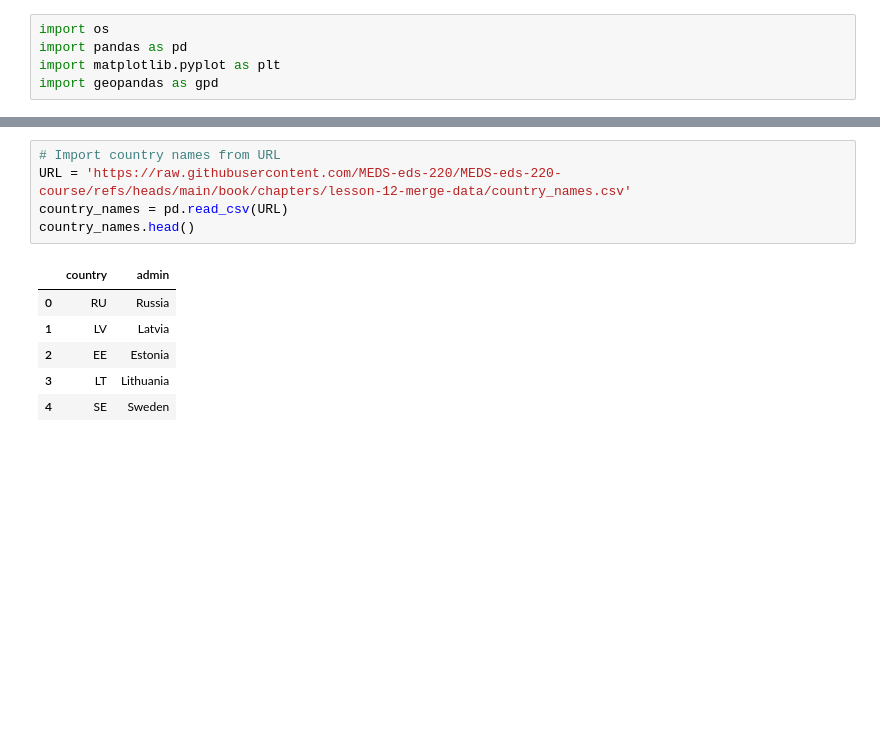
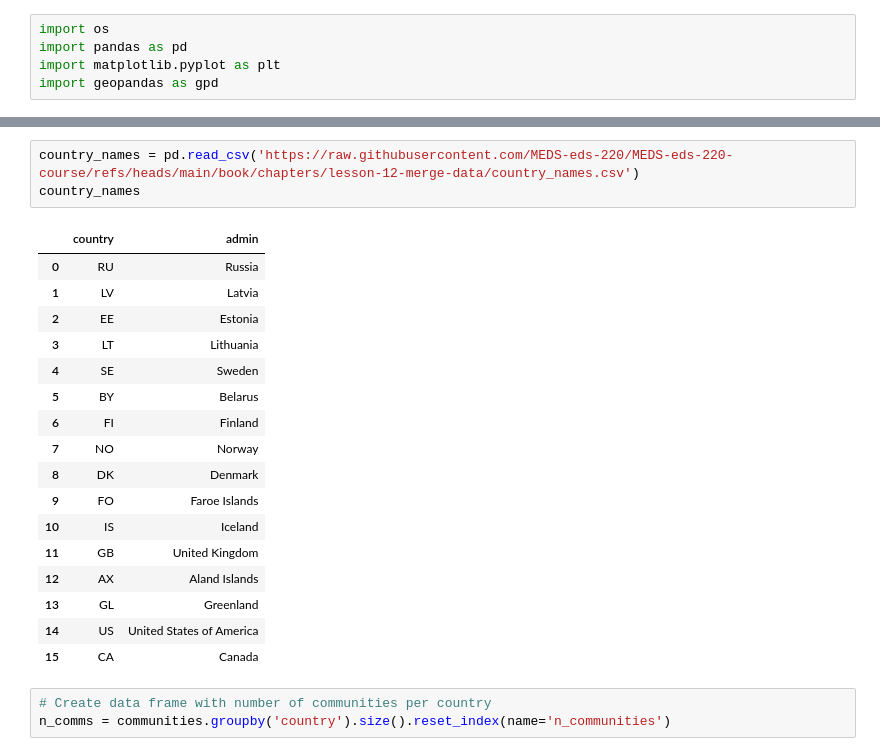
Before and after one commit to zachyyy700/eds220-2025-in-class, a Jupyter notebook: week6-reprojecting.ipynb, the cells around one changed output, grey strips where cells are left out. Drawn from its saved outputs; the diff is of its cells as text; blank space fills up the shorter version.

```diff
--- a/week6-reprojecting.ipynb
+++ b/week6-reprojecting.ipynb
@@ -30,12 +53,24 @@ communities.head()
 # %%
-# Import country names from URL
-URL = 'https://raw.githubusercontent.com/MEDS-eds-220/MEDS-eds-220-course/refs/heads/main/book/chapters/lesson-12-merge-data/country_names.csv'
-country_names = pd.read_csv(URL)
-country_names.head()
+country_names = pd.read_csv('https://raw.githubusercontent.com/MEDS-eds-220/MEDS-eds-220-course/refs/heads/main/book/chapters/lesson-12-merge-data/country_names.csv')
+country_names
 # %% [output]
 |  | country | admin |
 | 0 | RU | Russia |
 | 1 | LV | Latvia |
 | 2 | EE | Estonia |
 | 3 | LT | Lithuania |
 | 4 | SE | Sweden |
+| 5 | BY | Belarus |
+| 6 | FI | Finland |
+| 7 | NO | Norway |
+| 8 | DK | Denmark |
+| 9 | FO | Faroe Islands |
+| 10 | IS | Iceland |
+| 11 | GB | United Kingdom |
+| 12 | AX | Aland Islands |
+| 13 | GL | Greenland |
+| 14 | US | United States of America |
+| 15 | CA | Canada |
+# %%
+# Create data frame with number of communities per country
+n_comms = communities.groupby('country').size().reset_index(name='n_communities')
```
Also changed, not shown: parts of 22 cells of this notebook.
